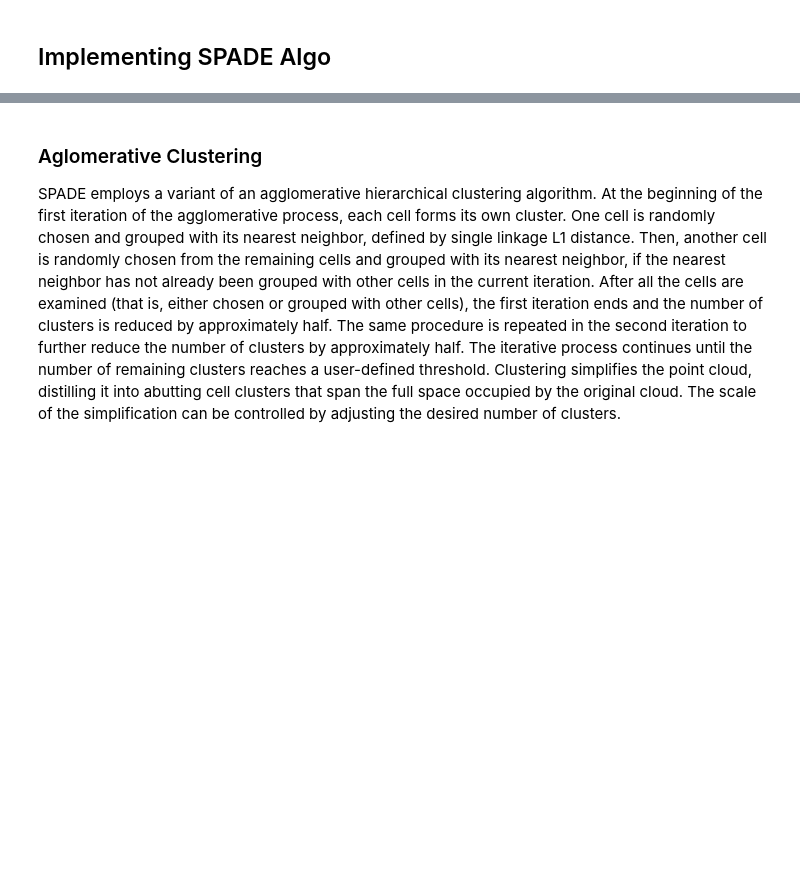
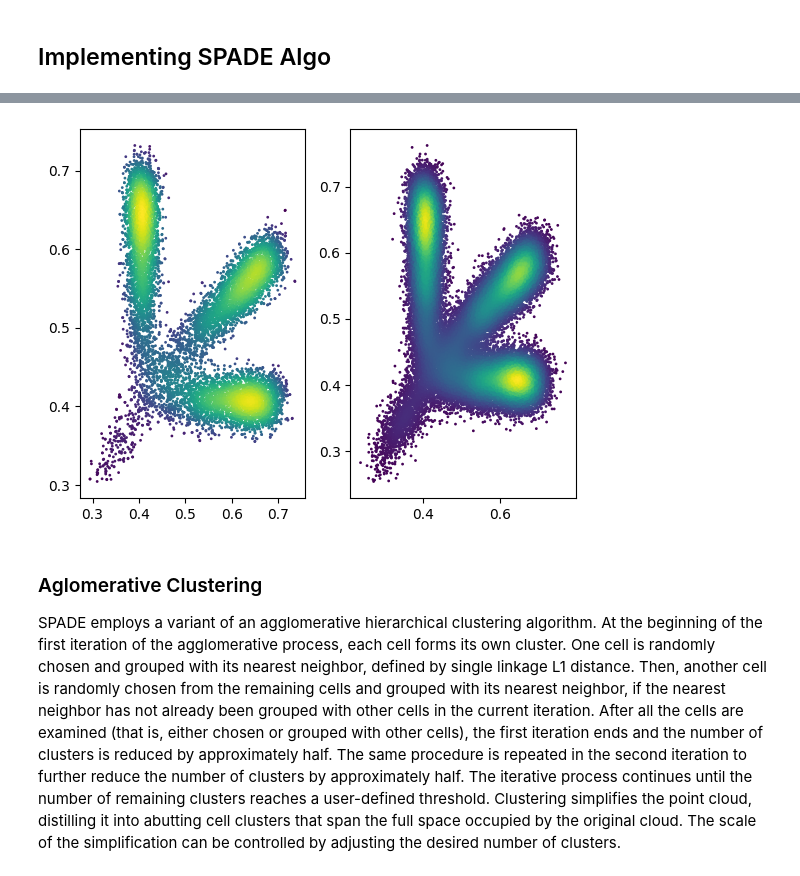
Before and after one commit to TanviJain2803/SenNet_Duke, a Jupyter notebook: SPADE_trial.ipynb, the cells around one changed output, grey strips where cells are left out. Saved outputs shown, nothing was run; the diff lists cells and outputs as text; code cells hidden in the pictures; blank space fills up the shorter version.

```diff
--- a/SPADE_trial.ipynb
+++ b/SPADE_trial.ipynb
@@ -188,16 +140,18 @@ kept_events.shape
 # %%
 from scipy.stats import gaussian_kde
 plt.subplot(1,2,1)
 
-xy = np.vstack([*kept_events[::].T])
+xy = np.vstack([*X1[::].T])
 z = gaussian_kde(xy)(xy)
-plt.scatter(*kept_events[::].T, s=1, c=z)
+plt.scatter(*X1[::].T, s=1, c=z)
 
-xy = np.vstack([*events[::].T])
+xy = np.vstack([*X[::].T])
 z = gaussian_kde(xy)(xy)
 plt.subplot(1,2,2)
-plt.scatter(*events[::].T, s=1,c=z)
+plt.scatter(*X[::].T, s=1,c=z)
 plt.show()
+# %% [output]
+[figure, added]
 # %% [markdown]
 ### Aglomerative Clustering
 
```
Also changed, not shown: parts of 69 cells of this notebook.
